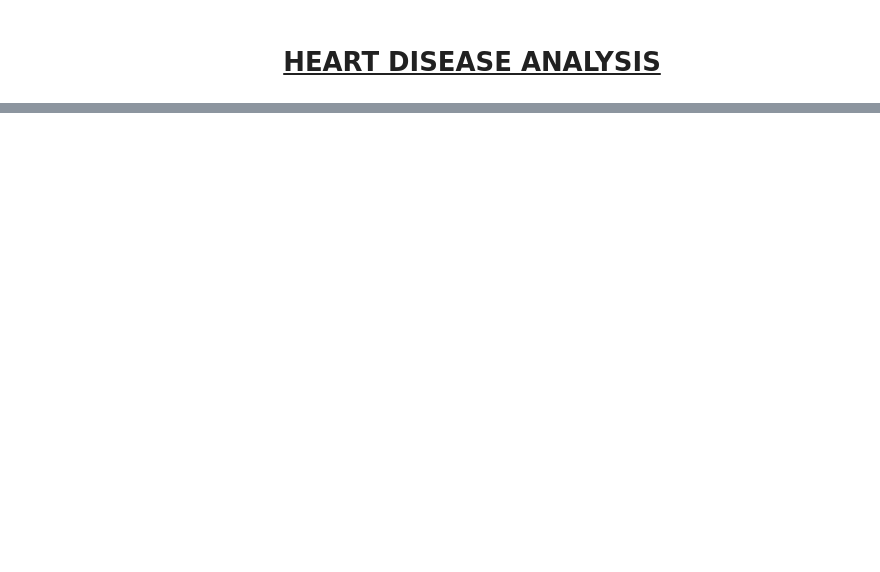
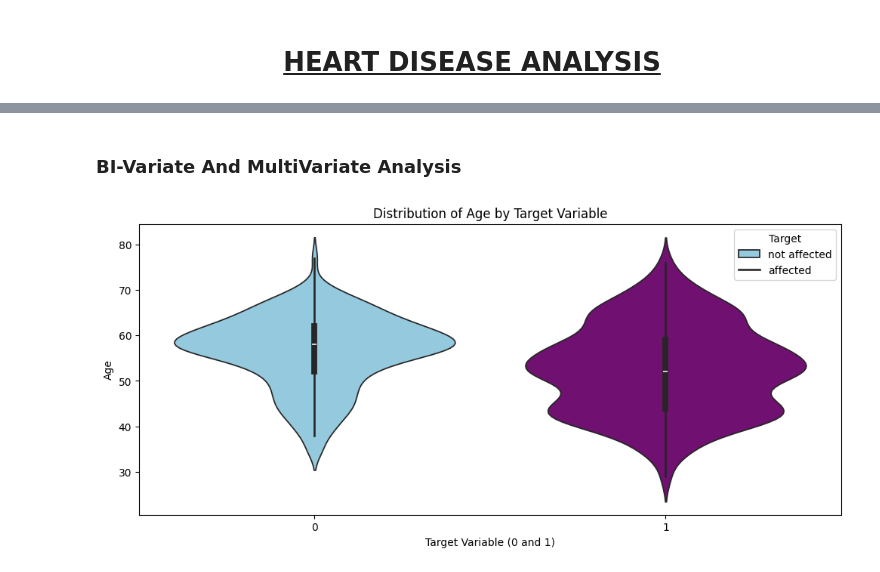
Before and after one commit to Felo10coder/Heart-Disease-Analysis, a Jupyter notebook: heartdiseasenotebook.ipynb, the cells around one changed output, grey strips where cells are left out. Cells and saved outputs as stored; diff of their text form; code cells hidden in the pictures; blank space fills up the shorter version.

```diff
--- a/heartdiseasenotebook.ipynb
+++ b/heartdiseasenotebook.ipynb
@@ -30,0 +211,15 @@ Heart disease remains one of the leading causes of death worldwide, placing a si
+# %% [markdown]
+### BI-Variate And MultiVariate Analysis
+# %%
+# Create a violin plot
+plt.figure(figsize=(12, 5))
+ax=sns.violinplot(x='target', y='age',hue='target', data=df, palette=('skyblue','purple'))
+ax.legend(title='Target', labels=['not affected','affected'], loc='upper right')
+# Add title and labels
+plt.title('Distribution of Age by Target Variable')
+plt.xlabel('Target Variable (0 and 1)')
+plt.ylabel('Age')
+#plt.xticks([0, 1], ['0', '1'])  # Customizing x-ticks for better readability
+plt.show()
+# %% [output]
+[figure, added]
```
Also changed, not shown: parts of 18 cells of this notebook.
